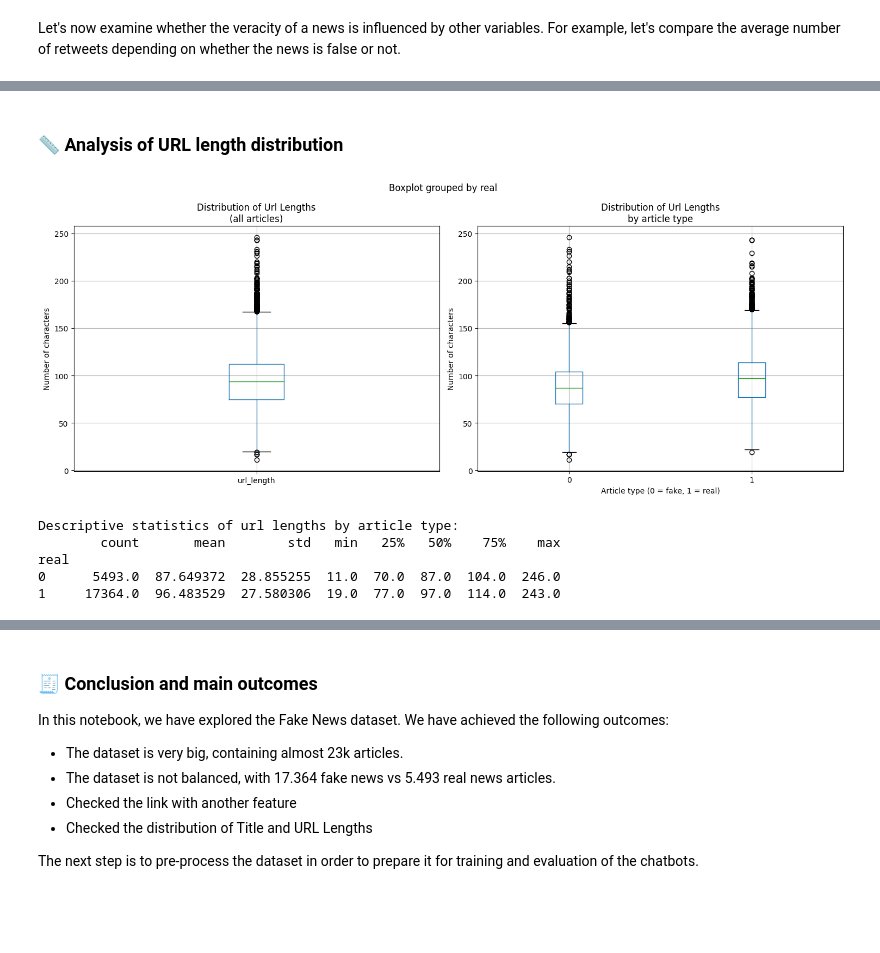
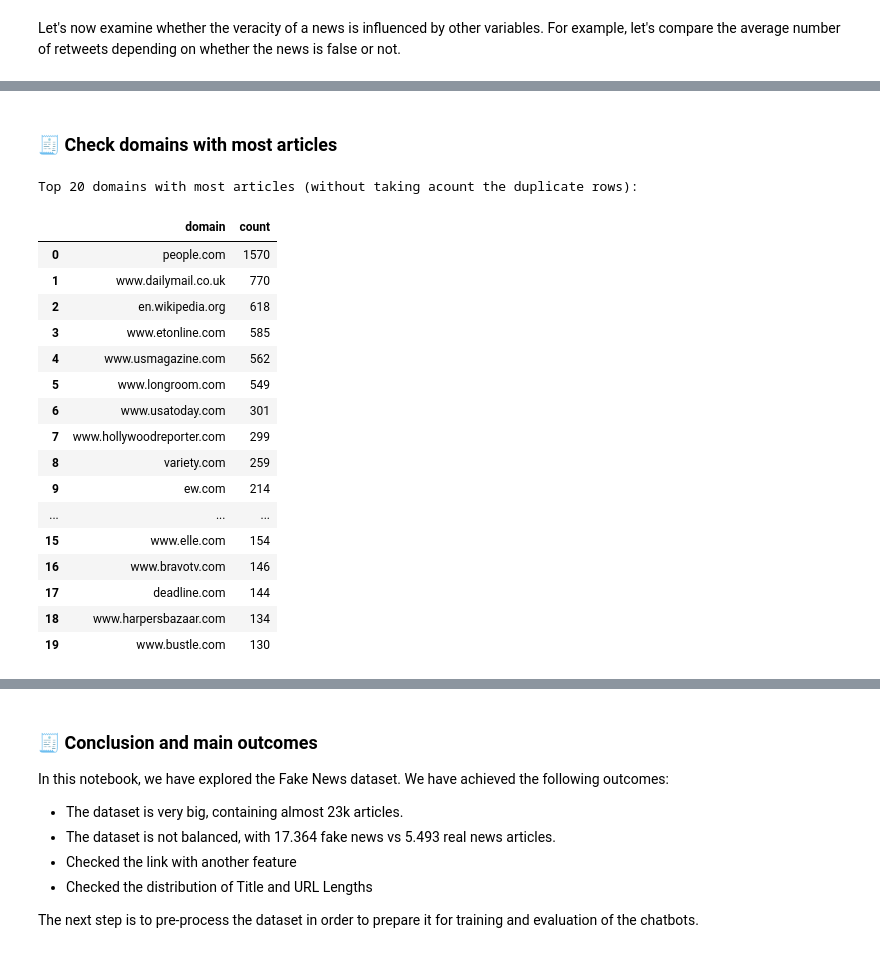
Before and after one commit to zFishStick/Cyclic-LLM-Checker, a Jupyter notebook: notebooks/analysis/dataset_3.ipynb, the cells around one changed output, grey strips where cells are left out. Cells and saved outputs as stored; diff of their text form; code cells hidden in the pictures; blank space fills up the shorter version.

```diff
--- a/notebooks/analysis/dataset_3.ipynb
+++ b/notebooks/analysis/dataset_3.ipynb
@@ -161,29 +137,32 @@ real
-# %% [markdown]
-### 📏 Analysis of URL length distribution
-# %%
-df['url_length'] = df['news_url'].str.len()
-df = df[df['url_length'] < 250]
-
-fig, (ax1, ax2) = plt.subplots(1, 2, figsize=(15, 6))
-
-df.boxplot(column='url_length', ax=ax1)
-ax1.set_title('Distribution of Url Lengths\n(all articles)')
-ax1.set_ylabel('Number of characters')
-
-df.boxplot(column='url_length', by='real', ax=ax2)
-ax2.set_title('Distribution of Url Lengths\nby article type')
-ax2.set_xlabel("Article type (0 = fake, 1 = real)")
-ax2.set_ylabel('Number of characters')
-
-plt.tight_layout()
-plt.show()
-
-print("\nDescriptive statistics of url lengths by article type:")
-print(df.groupby('real')['url_length'].describe())
-# %% [output]
-[figure, removed]
-Descriptive statistics of url lengths by article type:
-        count       mean        std   min   25%   50%    75%    max
-real
-0      5493.0  87.649372  28.855255  11.0  70.0  87.0  104.0  246.0
-1     17364.0  96.483529  27.580306  19.0  77.0  97.0  114.0  243.0
+# %% [markdown]
+### 🧾 Check domains with most articles
+# %%
+from urllib.parse import urlparse
+
+df['domain'] = df['news_url'].apply(lambda url: urlparse(url).netloc if isinstance(url, str) else None)
+
+# Count articles by domain, filtering out empty/null domains
+domain_counts = df[df['domain'].notna() & (df['domain'] != '')]['domain'].value_counts().reset_index()
+domain_counts.columns = ['domain', 'count']
+
+print("\nTop 20 domains with most articles (without taking acount the duplicate rows):")
+domain_counts.head(20)
+# %% [output]
+Top 20 domains with most articles (without taking acount the duplicate rows):
+|  | domain | count |
+| 0 | people.com | 1570 |
+| 1 | www.dailymail.co.uk | 770 |
+| 2 | en.wikipedia.org | 618 |
+| 3 | www.etonline.com | 585 |
+| 4 | www.usmagazine.com | 562 |
+| 5 | www.longroom.com | 549 |
+| 6 | www.usatoday.com | 301 |
+| 7 | www.hollywoodreporter.com | 299 |
+| 8 | variety.com | 259 |
+| 9 | ew.com | 214 |
+| ... | ... | ... |
+| 15 | www.elle.com | 154 |
+| 16 | www.bravotv.com | 146 |
+| 17 | deadline.com | 144 |
+| 18 | www.harpersbazaar.com | 134 |
+| 19 | www.bustle.com | 130 |
```
Also changed, not shown: parts of 9 cells of this notebook, 1 other file.
